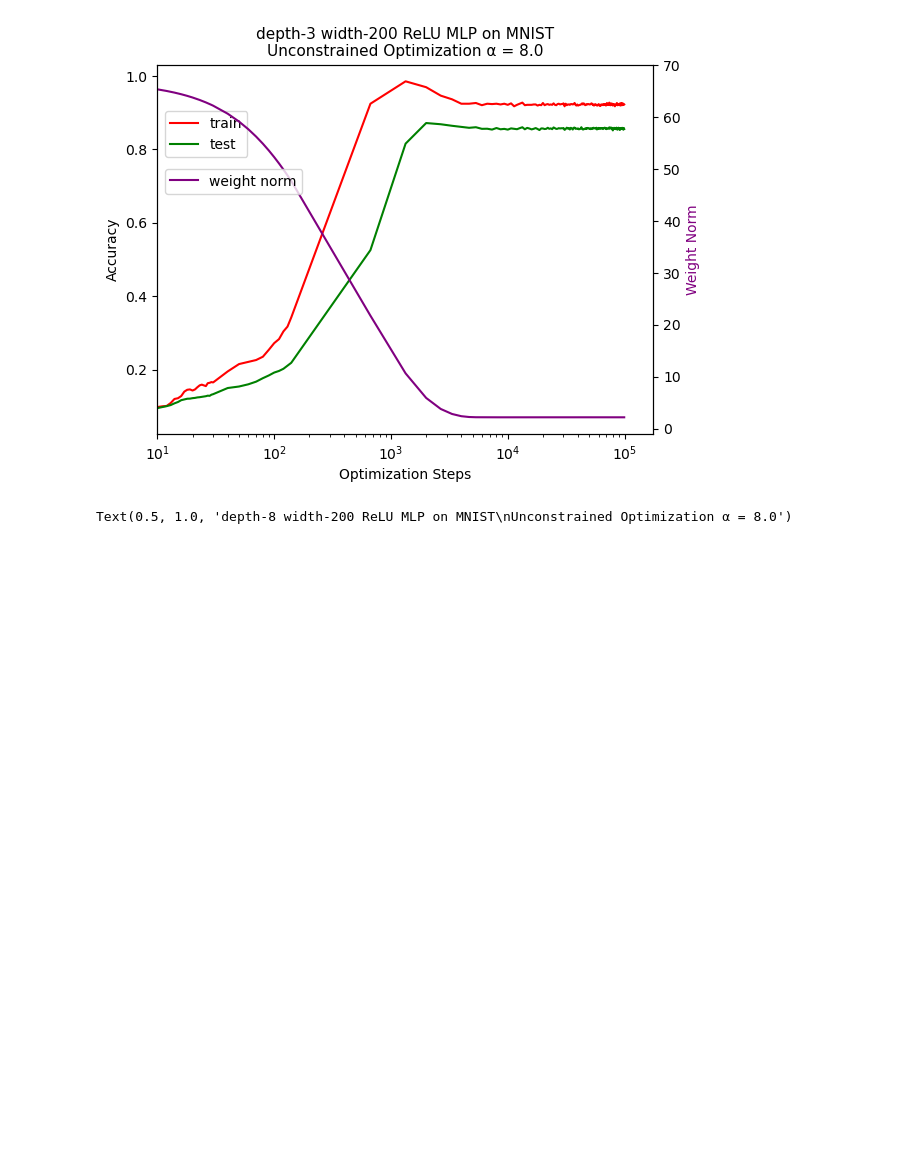
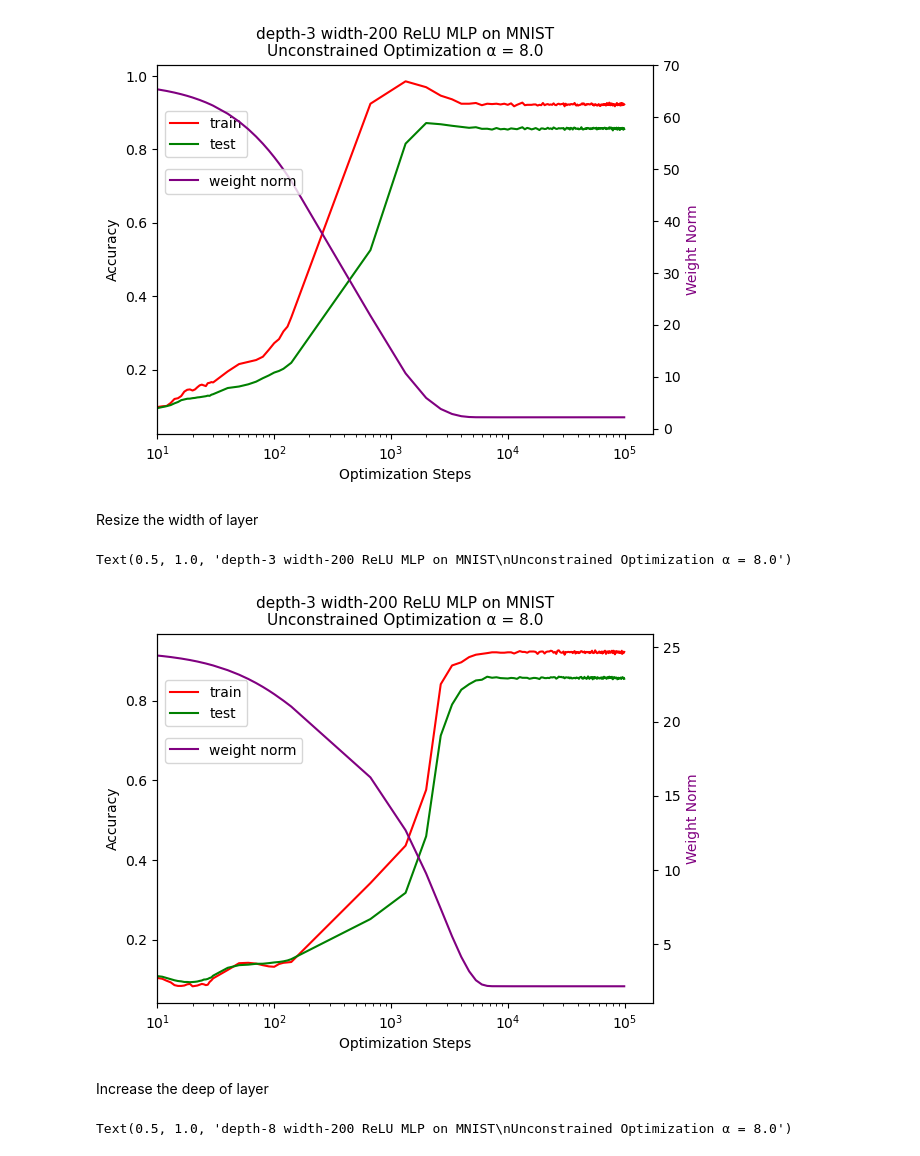
Before and after one commit to thongduong1990/SIT744-Deeplearning, a Jupyter notebook: assignment_1/223593948_SIT744_assignment1_solution.ipynb, the cells around one changed output. Drawn from its saved outputs; the diff is of its cells as text; code cells hidden in the pictures; blank space fills up the shorter version.

```diff
--- a/assignment_1/223593948_SIT744_assignment1_solution.ipynb
+++ b/assignment_1/223593948_SIT744_assignment1_solution.ipynb
@@ -832,6 +920,41 @@ plt.title(f"depth-3 width-200 ReLU MLP on MNIST\nUnconstrained Optimization α =
 # %% [output]
 Text(0.5, 1.0, 'depth-3 width-200 ReLU MLP on MNIST\nUnconstrained Optimization α = 8.0')
 [figure]
+# %% [markdown]
+Resize the width of layer
+# %%
+device = torch.device('cuda:0' if torch.cuda.is_available() else 'cpu')
+layer = nn.Sequential(
+                nn.Flatten(),
+                nn.Linear(784, 20),
+                nn.ReLU(),
+                nn.Linear(20, 10)
+            )
+mlp = MLP(layer=layer).to(device)
+experience = Experience(mlp)
+log_steps_1, train_accuracies_1, train_losses, test_accuracies_1, test_losses, norms = experience.training()
+# %%
+ax = plt.subplot(1, 1, 1)
+plt.plot(log_steps_1, train_accuracies_1, color='red', label='train')
+plt.plot(log_steps_1, test_accuracies_1, color='green', label='test')
+plt.xscale('log')
+plt.xlim(10, None)
+plt.xlabel("Optimization Steps")
+plt.ylabel("Accuracy")
+plt.legend(loc=(0.015, 0.75))
+
+ax2 = ax.twinx()
+ax2.set_ylabel("Weight Norm", color='purple')
+ax2.plot(log_steps_1, norms, color='purple', label='weight norm')
+# ax2.set_ylim(27, 63)
+plt.legend(loc=(0.015, 0.65))
+plt.title(f"depth-3 width-200 ReLU MLP on MNIST\nUnconstrained Optimization α = {initialization_scale}", fontsize=11)
+# plt.tight_layout()
+# %% [output]
+Text(0.5, 1.0, 'depth-3 width-200 ReLU MLP on MNIST\nUnconstrained Optimization α = 8.0')
+[figure, added]
+# %% [markdown]
+Increase the deep of layer
 # %%
 device = torch.device('cuda:0' if torch.cuda.is_available() else 'cpu')
 layer = nn.Sequential(
```
Also changed, not shown: parts of 13 cells of this notebook, 16 other files.
